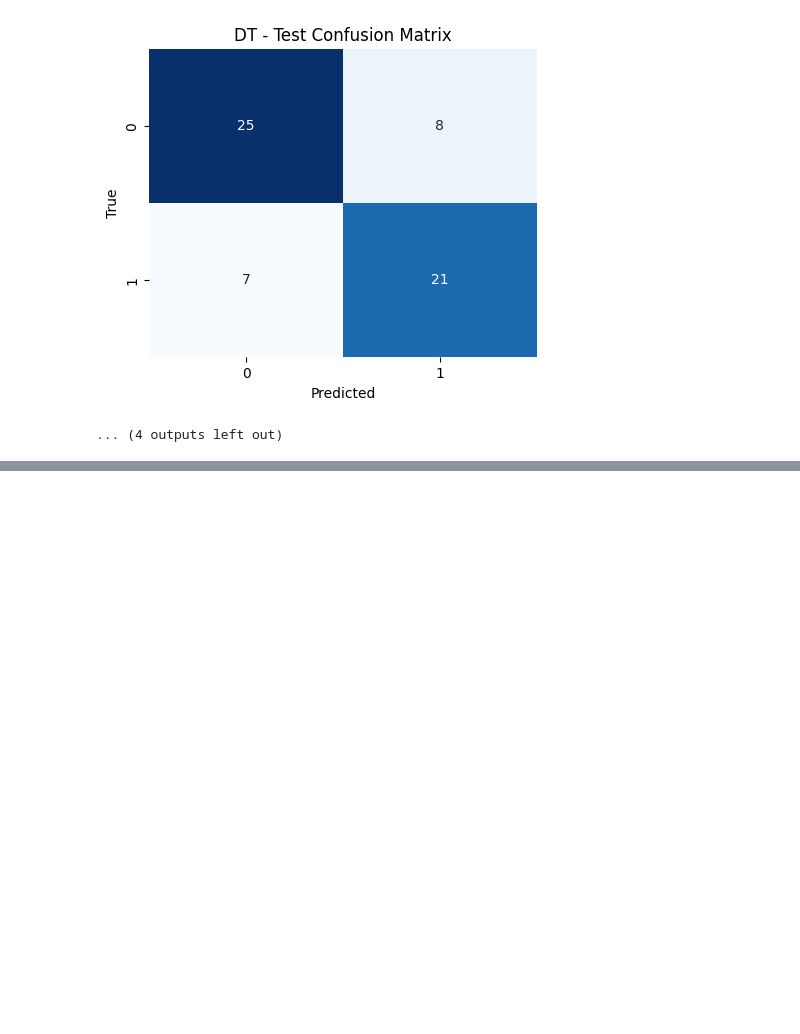
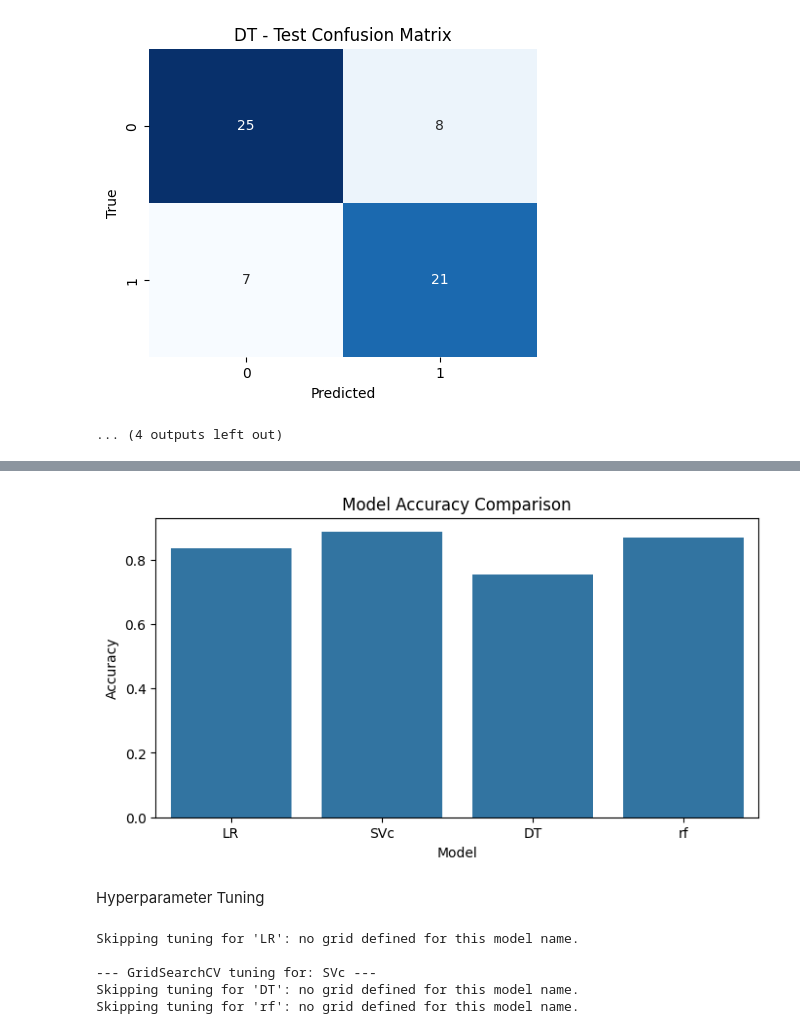
Before and after one commit to ai-abanoubmichel/GTC-Heart-Disease-Risk-Prediction, a Jupyter notebook: GTC_Final_Project_Heart_Disease_Prediction.ipynb, the cells around one changed output, grey strips where cells are left out. Saved outputs shown, nothing was run; the diff lists cells and outputs as text; code cells hidden in the pictures; blank space fills up the shorter version.

```diff
--- a/GTC_Final_Project_Heart_Disease_Prediction.ipynb
+++ b/GTC_Final_Project_Heart_Disease_Prediction.ipynb
@@ -829,0 +886,9 @@ weighted avg       0.76      0.75      0.75        61
+# %%
+plt.figure(figsize=(8,4))
+sns.barplot(x="Model", y="Accuracy", data=comparison_df)
+plt.title("Model Accuracy Comparison")
+plt.show()
+# %% [output]
+[figure, added]
+# %% [markdown]
+Hyperparameter Tuning
@@ -829,0 +902,68 @@ weighted avg       0.76      0.75      0.75        61
+# %%
+for name, base_model in models.items():
+    lname = name.lower()
+
+    if 'logistic' in lname or 'logit' in lname:
+        from sklearn.linear_model import LogisticRegression
+        model = LogisticRegression(random_state=42, max_iter=1000)
+        param_grid = {
+            'C': [0.01, 0.1, 1, 10],
+            'solver': ['liblinear', 'lbfgs'],
+            'penalty': ['l2']
+        }
+
+    elif 'svc' in lname or 'svm' in lname:
+        from sklearn.svm import SVC
+
+        model = SVC(random_state=42, probability=True)
+        param_grid = {
+            'C': [0.1, 1, 10],
+            'kernel': ['rbf', 'poly'],
+            'gamma': ['scale', 'auto'],
+            'degree': [3]
+        }
+
+    elif 'random' in lname or 'forest' in lname:
+        from sklearn.ensemble import RandomForestClassifier
+        model = RandomForestClassifier(random_state=42)
+        param_grid = {
+            'n_estimators': [100, 200],
+            'max_depth': [None, 5, 10],
+            'min_samples_split': [2, 5]
+        }
+
+    elif ('tree' in lname and 'random' not in lname) or 'decision' in lname:
+        from sklearn.tree import DecisionTreeClassifier
+        model = DecisionTreeClassifier(random_state=42)
+        param_grid = {
+            'criterion': ['gini', 'entropy'],
+            'max_depth': [None, 5, 10],
+            'min_samples_split': [2, 5, 10]
+        }
+
+    elif 'knn' in lname or 'neighbor' in lname:
+        from sklearn.neighbors import KNeighborsClassifier
+        model = KNeighborsClassifier()
+        param_grid = {
+            'n_neighbors': [3, 5, 7, 9],
+            'weights': ['uniform', 'distance'],
+            'p': [1, 2]
+        }
+
+    else:
+        print(f"Skipping tuning for '{name}': no grid defined for this model name.")
+        continue
+
+    print(f"\n--- GridSearchCV tuning for: {name} ---")
+    gs = GridSearchCV(estimator=model,
+                      param_grid=param_grid,
+                      scoring='roc_auc',
+                      cv=skf,
+                      n_jobs=-1,
+                      verbose=1)
+# %% [output]
+Skipping tuning for 'LR': no grid defined for this model name.
+
+--- GridSearchCV tuning for: SVc ---
+Skipping tuning for 'DT': no grid defined for this model name.
+Skipping tuning for 'rf': no grid defined for this model name.
```
Also changed, not shown: parts of 14 cells of this notebook.
